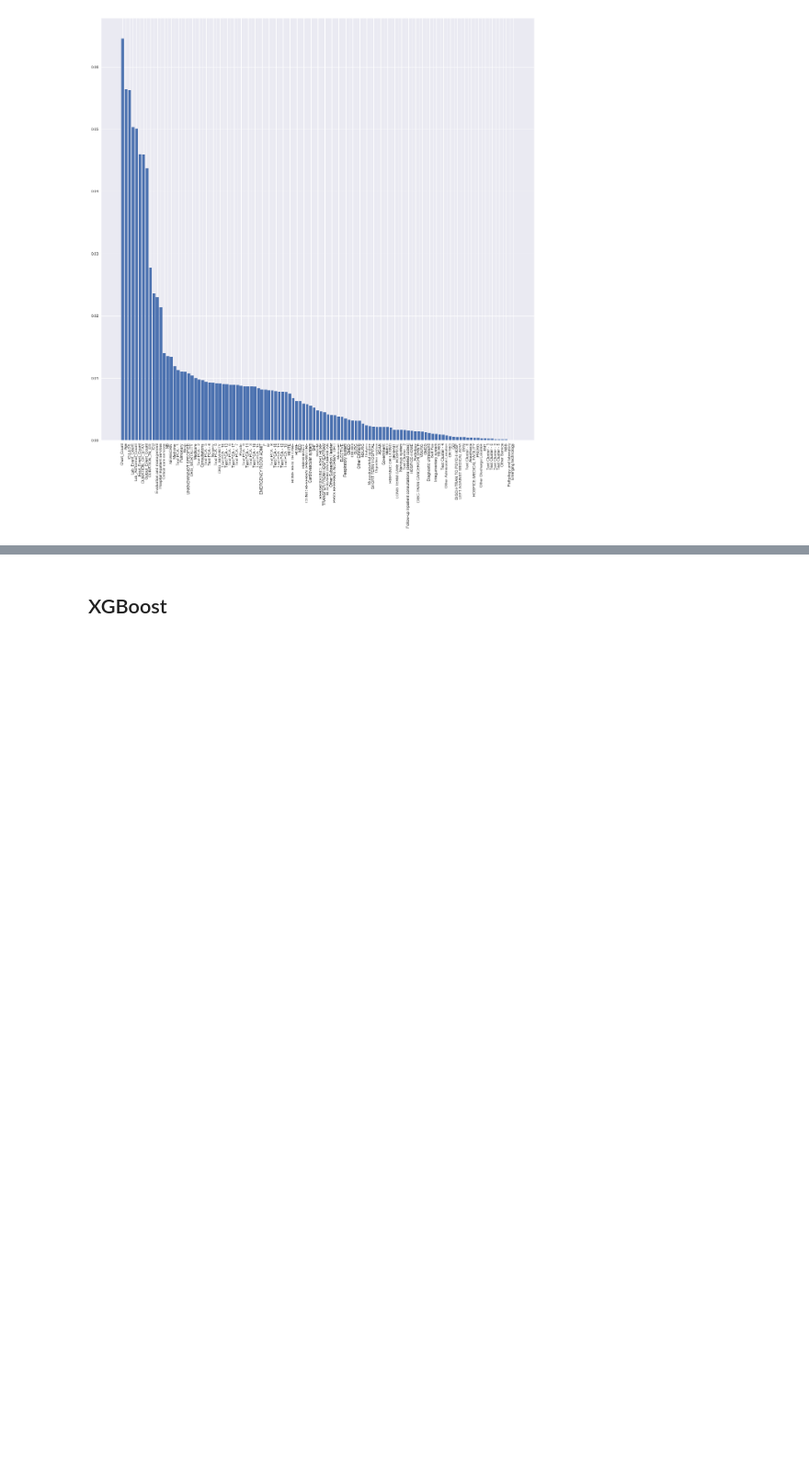
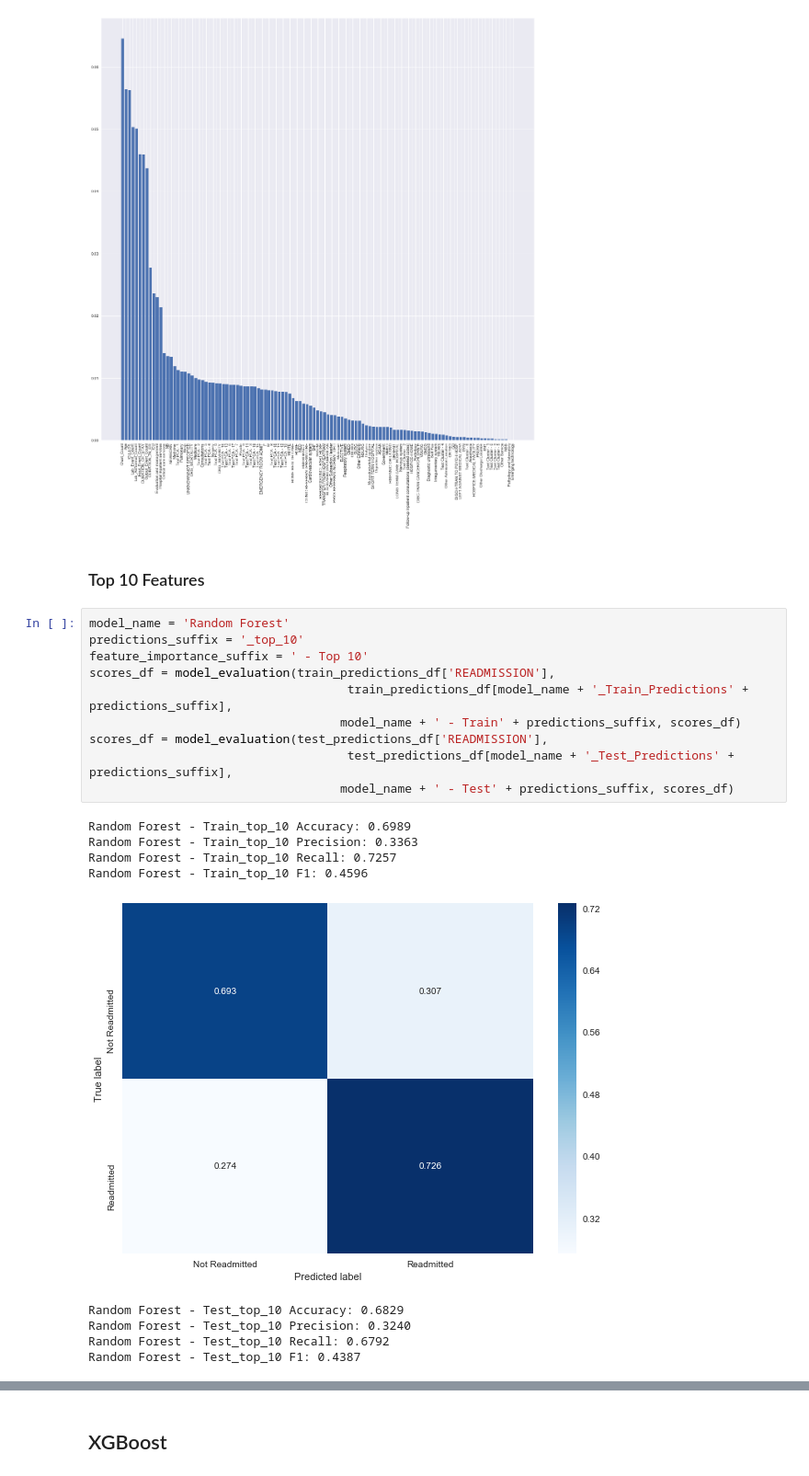
Before and after one commit to pateli18/Machine-Learning-Nanodegree, a Jupyter notebook: capstone_project/Models Evaluation.ipynb, the cells around one changed output, grey strips where cells are left out. Shown at 92% size. Cells and saved outputs as stored; diff of their text form; blank space fills up the shorter version.

```diff
--- a/capstone_project/Models Evaluation.ipynb
+++ b/capstone_project/Models Evaluation.ipynb
@@ -220,3 +229,25 @@ Random Forest - Test F1: 0.2117
 get_feature_importance(feature_importance_df[model_name], feature_importance_df['Features'])
 # %% [output]
 [figure]
+# %% [markdown]
+### Top 10 Features
+# %%
+model_name = 'Random Forest'
+predictions_suffix = '_top_10'
+feature_importance_suffix = ' - Top 10'
+scores_df = model_evaluation(train_predictions_df['READMISSION'],
+                                    train_predictions_df[model_name + '_Train_Predictions' + predictions_suffix],
+                                   model_name + ' - Train' + predictions_suffix, scores_df)
+scores_df = model_evaluation(test_predictions_df['READMISSION'],
+                                    test_predictions_df[model_name + '_Test_Predictions' + predictions_suffix],
+                                   model_name + ' - Test' + predictions_suffix, scores_df)
+# %% [output]
+Random Forest - Train_top_10 Accuracy: 0.6989
+Random Forest - Train_top_10 Precision: 0.3363
+Random Forest - Train_top_10 Recall: 0.7257
+Random Forest - Train_top_10 F1: 0.4596
+[figure, added]
+Random Forest - Test_top_10 Accuracy: 0.6829
+Random Forest - Test_top_10 Precision: 0.3240
+Random Forest - Test_top_10 Recall: 0.6792
+Random Forest - Test_top_10 F1: 0.4387
```
Also changed, not shown: parts of 23 cells of this notebook.
